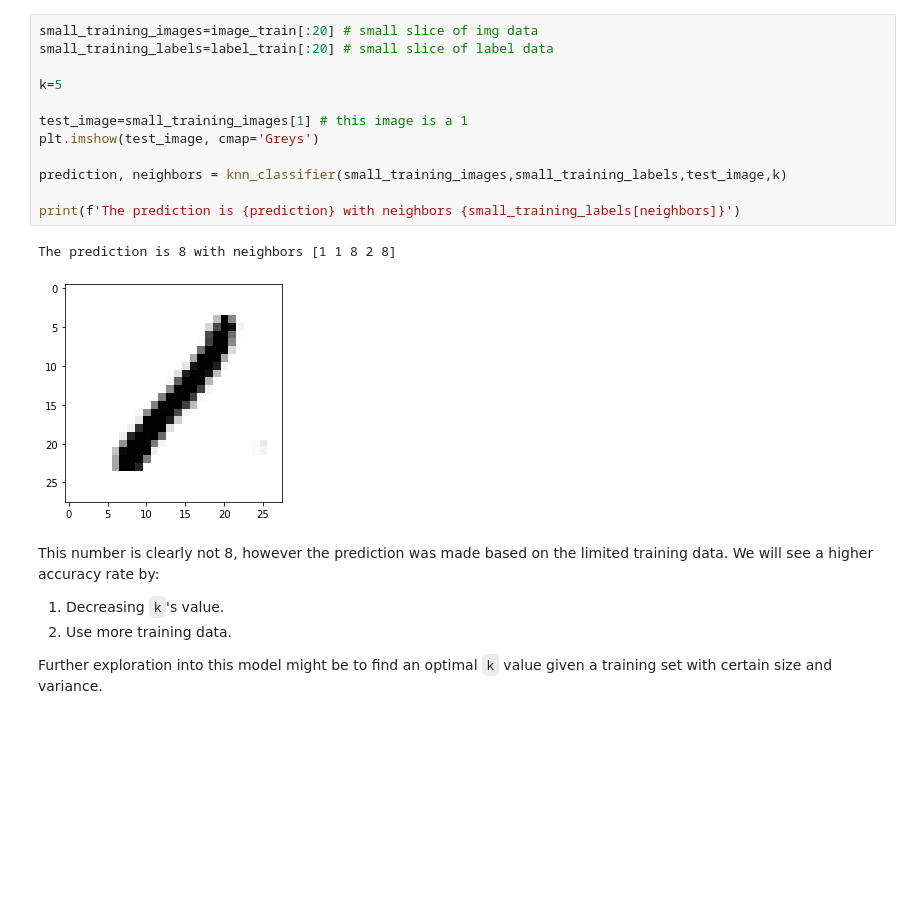
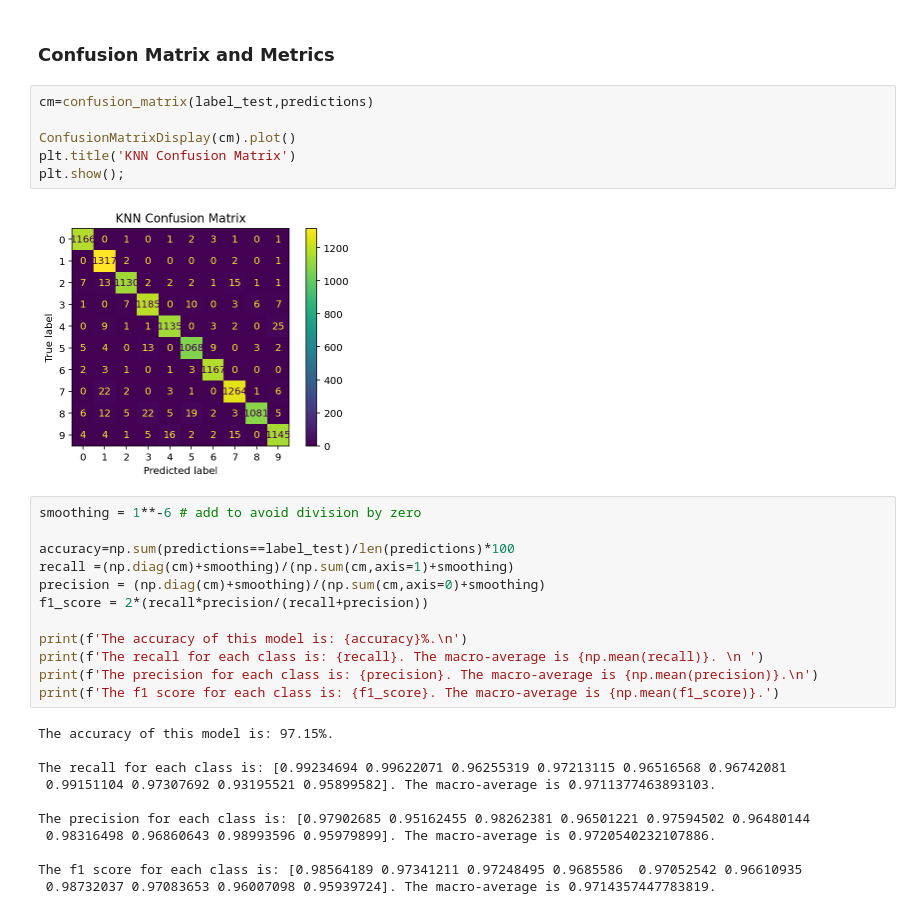
Before and after one commit to thanickcruz/knn_classifier, a Jupyter notebook: K-Nearest Neighbors Digit Classifier.ipynb, the cells around one changed output. Cells and saved outputs as stored; diff of their text form; blank space fills up the shorter version.

```diff
--- a/K-Nearest Neighbors Digit Classifier.ipynb
+++ b/K-Nearest Neighbors Digit Classifier.ipynb
@@ -140,21 +159,33 @@ This phenomenon can be easily demonstrated with the MNIST data.
-# %%
-small_training_images=image_train[:20] # small slice of img data
-small_training_labels=label_train[:20] # small slice of label data
-
-k=5
-
-test_image=small_training_images[1] # this image is a 1
-plt.imshow(test_image, cmap='Greys')
-
-prediction, neighbors = knn_classifier(small_training_images,small_training_labels,test_image,k)
-
-print(f'The prediction is {prediction} with neighbors {small_training_labels[neighbors]}')
-# %% [output]
-The prediction is 8 with neighbors [1 1 8 2 8]
-[figure, removed]
-# %% [markdown]
-This number is clearly not 8, however the prediction was made based on the limited training data. We will see a higher accuracy rate by:
-1. Decreasing `k`'s value.
-2. Use more training data.
-
-Further exploration into this model might be to find an optimal `k` value given a training set with certain size and variance.
+# %% [markdown]
+### Confusion Matrix and Metrics
+# %%
+cm=confusion_matrix(label_test,predictions)
+
+ConfusionMatrixDisplay(cm).plot()
+plt.title('KNN Confusion Matrix')
+plt.show();
+# %% [output]
+[figure, added]
+# %%
+smoothing = 1**-6 # add to avoid division by zero
+
+accuracy=np.sum(predictions==label_test)/len(predictions)*100
+recall =(np.diag(cm)+smoothing)/(np.sum(cm,axis=1)+smoothing)
+precision = (np.diag(cm)+smoothing)/(np.sum(cm,axis=0)+smoothing)
+f1_score = 2*(recall*precision/(recall+precision))
+
+print(f'The accuracy of this model is: {accuracy}%.\n')
+print(f'The recall for each class is: {recall}. The macro-average is {np.mean(recall)}. \n ')
+print(f'The precision for each class is: {precision}. The macro-average is {np.mean(precision)}.\n')
+print(f'The f1 score for each class is: {f1_score}. The macro-average is {np.mean(f1_score)}.')
+# %% [output]
+The accuracy of this model is: 97.15%.
+
+The recall for each class is: [0.99234694 0.99622071 0.96255319 0.97213115 0.96516568 0.96742081
+ 0.99151104 0.97307692 0.93195521 0.95899582]. The macro-average is 0.9711377463893103.
+
+The precision for each class is: [0.97902685 0.95162455 0.98262381 0.96501221 0.97594502 0.96480144
+ 0.98316498 0.96860643 0.98993596 0.95979899]. The macro-average is 0.9720540232107886.
+
+The f1 score for each class is: [0.98564189 0.97341211 0.97248495 0.9685586  0.97052542 0.96610935
+ 0.98732037 0.97083653 0.96007098 0.95939724]. The macro-average is 0.9714357447783819.
```
Also changed, not shown: parts of 23 cells of this notebook.
